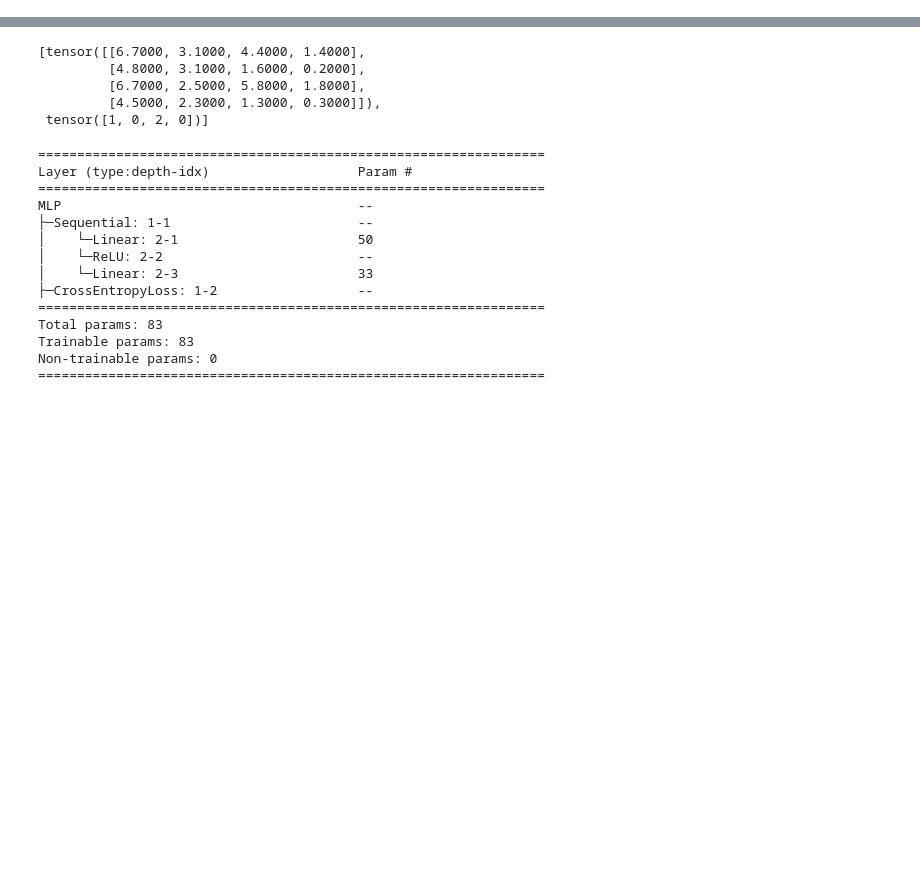
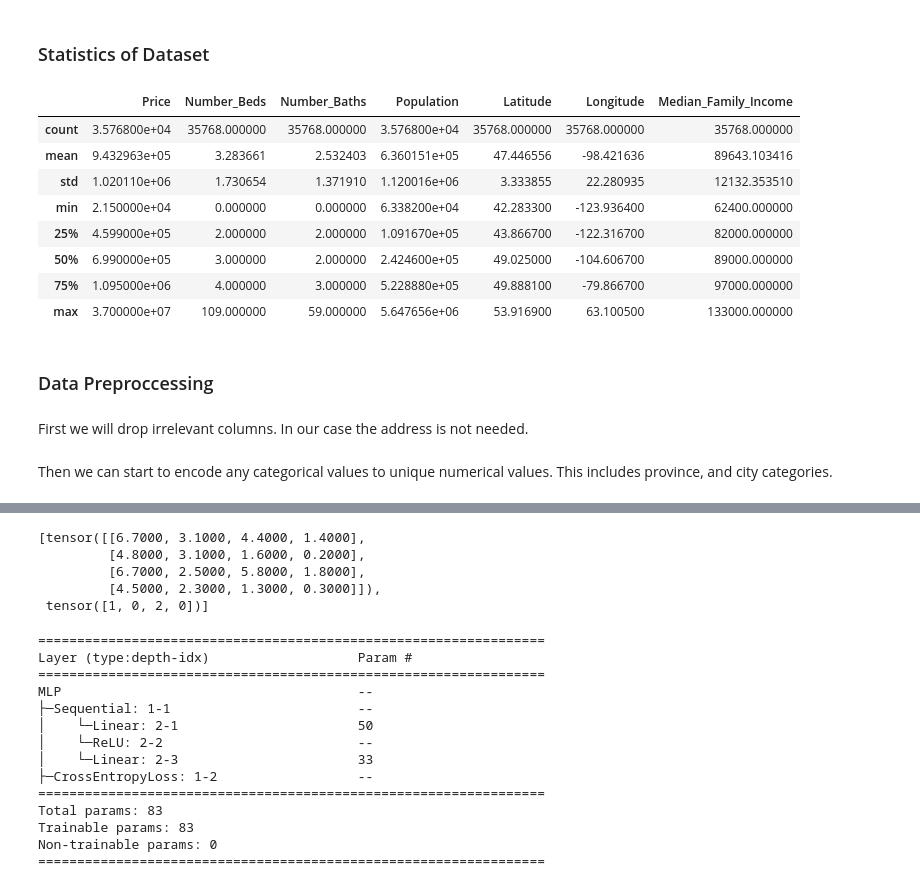
Before and after one commit to sandeepv6/house-prediction-tool, a Jupyter notebook: model/my_model.ipynb, the cells around one changed output, grey strips where cells are left out. Saved outputs shown, nothing was run; the diff lists cells and outputs as text; code cells hidden in the pictures; blank space fills up the shorter version.

```diff
--- a/model/my_model.ipynb
+++ b/model/my_model.ipynb
@@ -21,0 +50,18 @@ df.head()
+# %% [markdown]
+### Statistics of Dataset
+# %%
+df.describe()
+# %% [output]
+|  | Price | Number_Beds | Number_Baths | Population | Latitude | Longitude | Median_Family_Income |
+| count | 3.576800e+04 | 35768.000000 | 35768.000000 | 3.576800e+04 | 35768.000000 | 35768.000000 | 35768.000000 |
+| mean | 9.432963e+05 | 3.283661 | 2.532403 | 6.360151e+05 | 47.446556 | -98.421636 | 89643.103416 |
+| std | 1.020110e+06 | 1.730654 | 1.371910 | 1.120016e+06 | 3.333855 | 22.280935 | 12132.353510 |
+| min | 2.150000e+04 | 0.000000 | 0.000000 | 6.338200e+04 | 42.283300 | -123.936400 | 62400.000000 |
+| 25% | 4.599000e+05 | 2.000000 | 2.000000 | 1.091670e+05 | 43.866700 | -122.316700 | 82000.000000 |
+| 50% | 6.990000e+05 | 3.000000 | 2.000000 | 2.424600e+05 | 49.025000 | -104.606700 | 89000.000000 |
+| 75% | 1.095000e+06 | 4.000000 | 3.000000 | 5.228880e+05 | 49.888100 | -79.866700 | 97000.000000 |
+| max | 3.700000e+07 | 109.000000 | 59.000000 | 5.647656e+06 | 53.916900 | 63.100500 | 133000.000000 |
+# %% [markdown]
+### Data Preproccessing
+# %% [markdown]
+First we will drop irrelevant columns. In our case the address is not needed.
@@ -21,0 +70,2 @@ df.head()
+# %% [markdown]
+Then we can start to encode any categorical values to unique numerical values. This includes province, and city categories.
```
Also changed, not shown: parts of 16 cells of this notebook, 1 other file.
